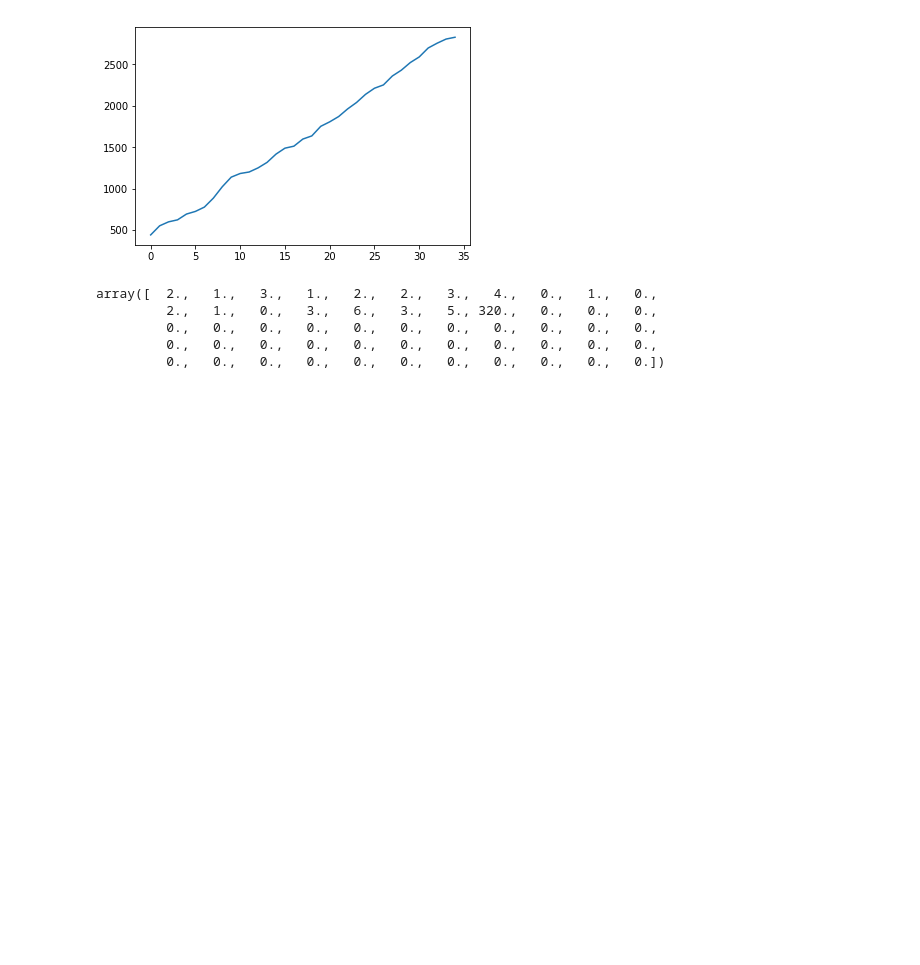
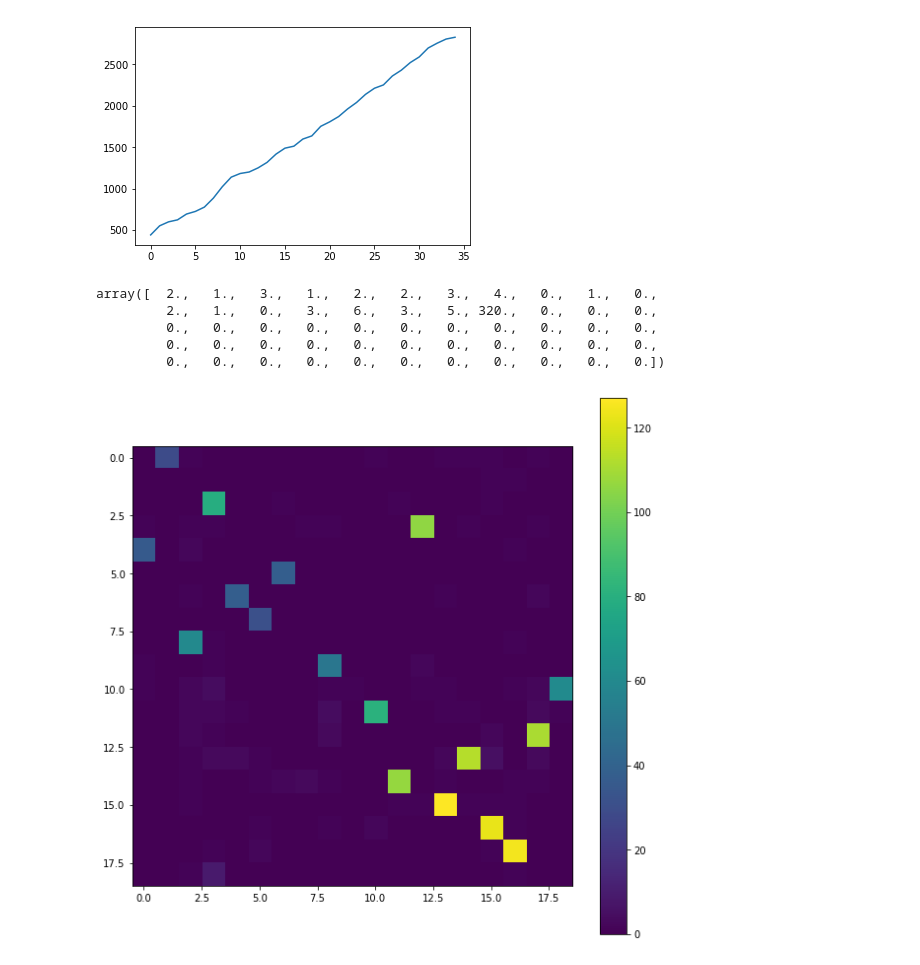
Before and after one commit to rykachevskiy/CRISPR, a Jupyter notebook: Probabilistic_model/amplifier_repeats-each-to-each-grouped matrix.ipynb, the cells around one changed output. Drawn from its saved outputs; the diff is of its cells as text; code cells hidden in the pictures; blank space fills up the shorter version.

```diff
--- a/Probabilistic_model/amplifier_repeats-each-to-each-grouped matrix.ipynb
+++ b/Probabilistic_model/amplifier_repeats-each-to-each-grouped matrix.ipynb
@@ -367,3 +367,6 @@ gr0 = np.load("../../data/graphs/ES3_22.npy")[:35,:35]
 plot_gr(gr0, log = 1)
 # %% [output]
 [figure]
+# %%
+for i, j in enumerate(gr0.argmax(0)):
+    print(i, j)
@@ -370,3 +398,8 @@ plot_gr(gr0, log = 1)
+# %%
+p_list_0 = [[1, 0, 3, 6, 8, 9, 10, 13, 14, 15, 17, 12, 16] for i in range(5)] + \
+            [[4, 2, 5, 7, 11] for i in range(5)] + \
+               [[4, 24, 19, 18, 25, 30, 27, 26, 28, 31, 32, 33, 34] for i in range(1)] + \
+               [[1, 20, 22, 23, 21, 29] for i in range(1)]
 # %%
 gr[:18,:18].sum() / gr[18:,18:].sum()
 # %% [output]
@@ -1002,3 +1035,7 @@ array([  2.,   1.,   3.,   1.,   2.,   2.,   3.,   4.,   0.,   1.,   0.,
          0.,   0.,   0.,   0.,   0.,   0.,   0.,   0.,   0.,   0.,   0.,
          0.,   0.,   0.,   0.,   0.,   0.,   0.,   0.,   0.,   0.,   0.,
          0.,   0.,   0.,   0.,   0.,   0.,   0.,   0.,   0.,   0.,   0.])
+# %%
+plot_gr(gr)
+# %% [output]
+[figure, added]
```
Also changed, not shown: parts of 2 cells of this notebook, 4 other files.
